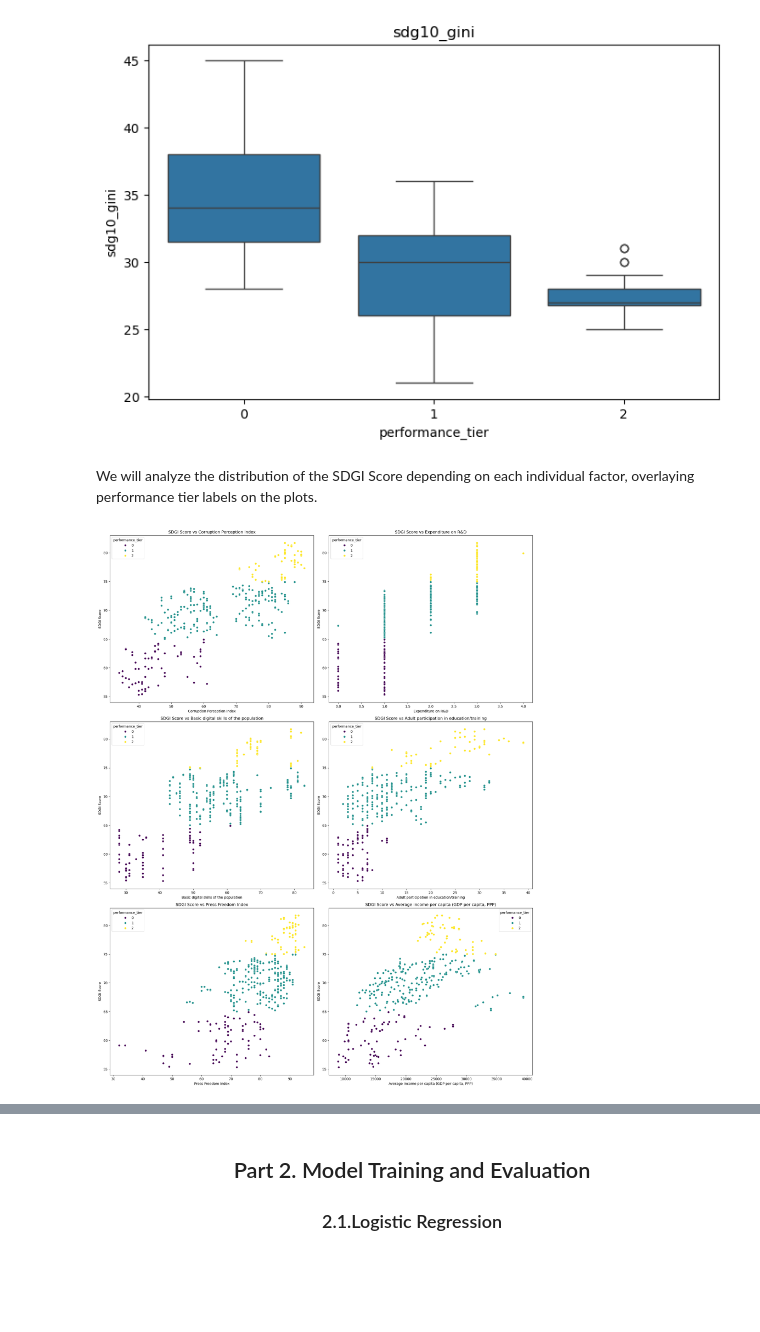
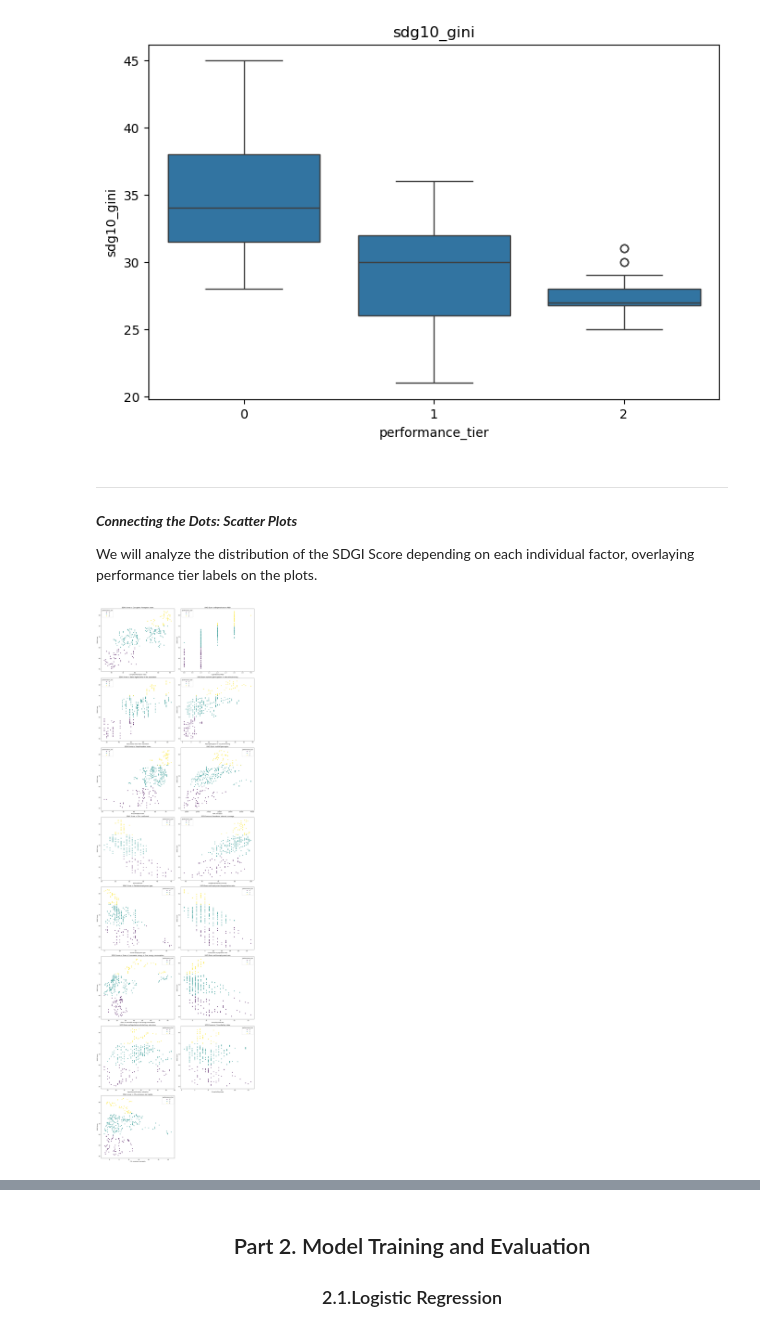
Before and after one commit to LavrenchukV/Classifying-EU-Sustainability-Performance, a Jupyter notebook: SDG_project.ipynb, the cells around one changed output, grey strips where cells are left out. Drawn from its saved outputs; the diff is of its cells as text; code cells hidden in the pictures; blank space fills up the shorter version.

```diff
--- a/SDG_project.ipynb
+++ b/SDG_project.ipynb
@@ -377,37 +412,50 @@ Box plots for features with highest correlation:
 [figure]
 [figure]
 # %% [markdown]
+---
+<b> <i> Connecting the Dots: Scatter Plots</b> </i>
+
 We will analyze the distribution of the SDGI Score depending on each individual factor, overlaying performance tier labels on the plots.
-# %%
-x_vars = {
-    "sdg16_cpi": "Corruption Perception Index",
-    "sdg9_eurd": "Expenditure on R&D",
-    "sdg9_digital": "Basic digital skills of the population",
-    "sdg4_adult": "Adult participation in education/training",
-    "sdg16_rsf": "Press Freedom Index",
-    "sdg8_income": "Average income per capita (GDP per capita, PPP)",
-}
-
-fig, axes = plt.subplots(4, 2, figsize=(18, 30))
-axes = axes.flatten()
-
-for i, (col, label) in enumerate(x_vars.items()):
-    sns.scatterplot(
-        data=df,
-        x=col,
-        y="sdgi_score",
-        hue="performance_tier",
-        palette="viridis",
-        ax=axes[i]
-    )
-    axes[i].set_xlabel(label)
-    axes[i].set_ylabel("SDGI Score")
-    axes[i].set_title(f"SDGI Score vs {label}")
-
-for j in range(i+1, len(axes)):
-    fig.delaxes(axes[j])
-
-plt.tight_layout()
-plt.show()
-# %% [output]
-[figure, removed]
+# %%
+x_vars = {
+    "sdg16_cpi": "Corruption Perception Index",
+    "sdg9_eurd": "Expenditure on R&D",
+    "sdg9_digital": "Basic digital skills of the population",
+    "sdg4_adult": "Adult participation in education/training",
+    "sdg16_rsf": "Press Freedom Index",
+    "sdg8_income": "GDP per capita",
+    "sdg10_gini": "Gini coefficient",
+    "sdg9_bband": "Broadband internet coverage",
+    "sdg5_empgap": "Gender employment gap",
+    "sdg8_inwork": "Employment-to-population ratio",
+    "sdg7_eurenew": "Share of renewable energy in final energy consumption",
+    "sdg8_unemp": "Unemployment rate",
+    "sdg4_tertiary": "Population with tertiary education",
+    "sdg16_crime": "Crime/Safety index",
+    "sdg13_co2gcp": "CO₂ emissions per capita"
+}
+#I ranked these features according to their correlation coefficients in the next section
+
+fig, axes = plt.subplots(nrows=9, ncols=2, figsize=(18, 70))
+axes = axes.flatten()
+
+for i, (col, label) in enumerate(x_vars.items()):
+    sns.scatterplot(
+        data=df,
+        x=col,
+        y="sdgi_score",
+        hue="performance_tier",
+        palette="viridis",
+        ax=axes[i]
+    )
+    axes[i].set_xlabel(label)
+    axes[i].set_ylabel("SDGI Score")
+    axes[i].set_title(f"SDGI Score vs {label}")
+
+for j in range(i+1, len(axes)):
+    fig.delaxes(axes[j])
+
+plt.tight_layout()
+plt.show()
+# %% [output]
+[figure, added]
```
Also changed, not shown: parts of 24 cells of this notebook.
